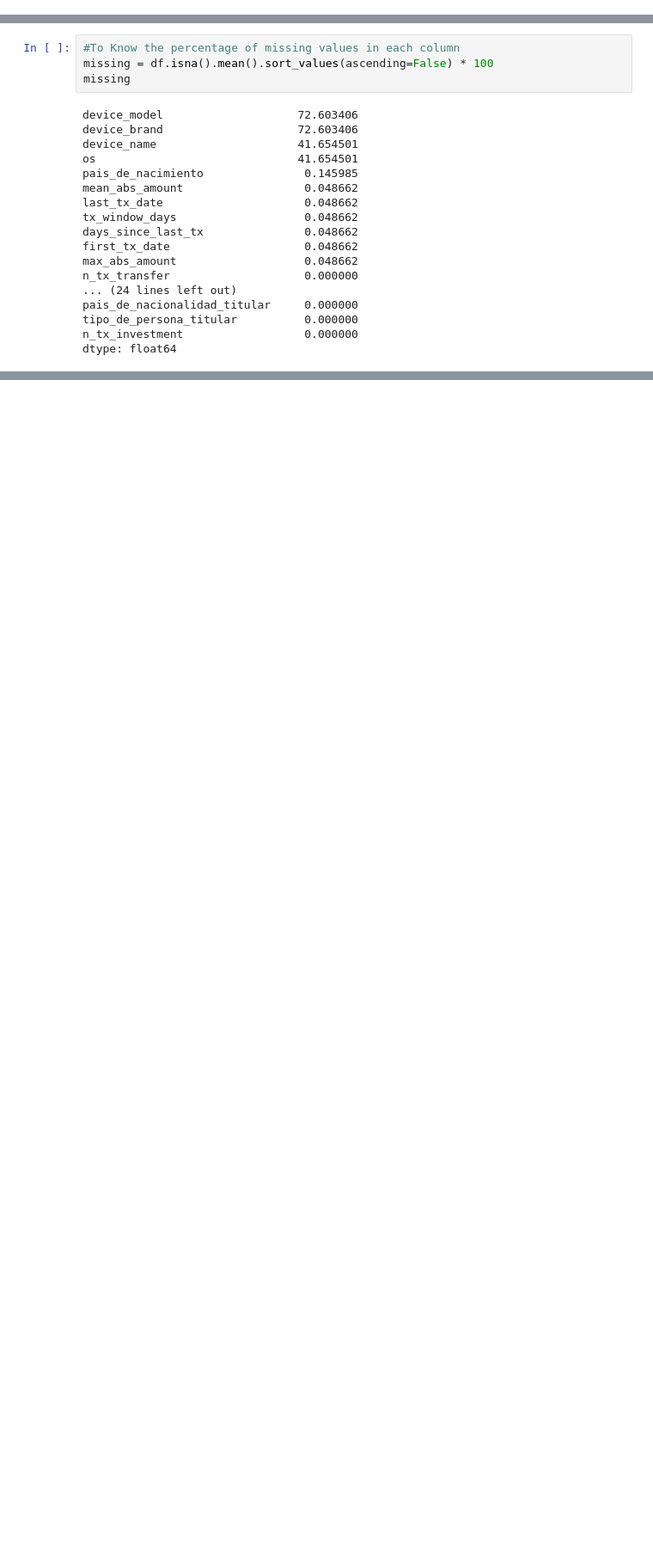
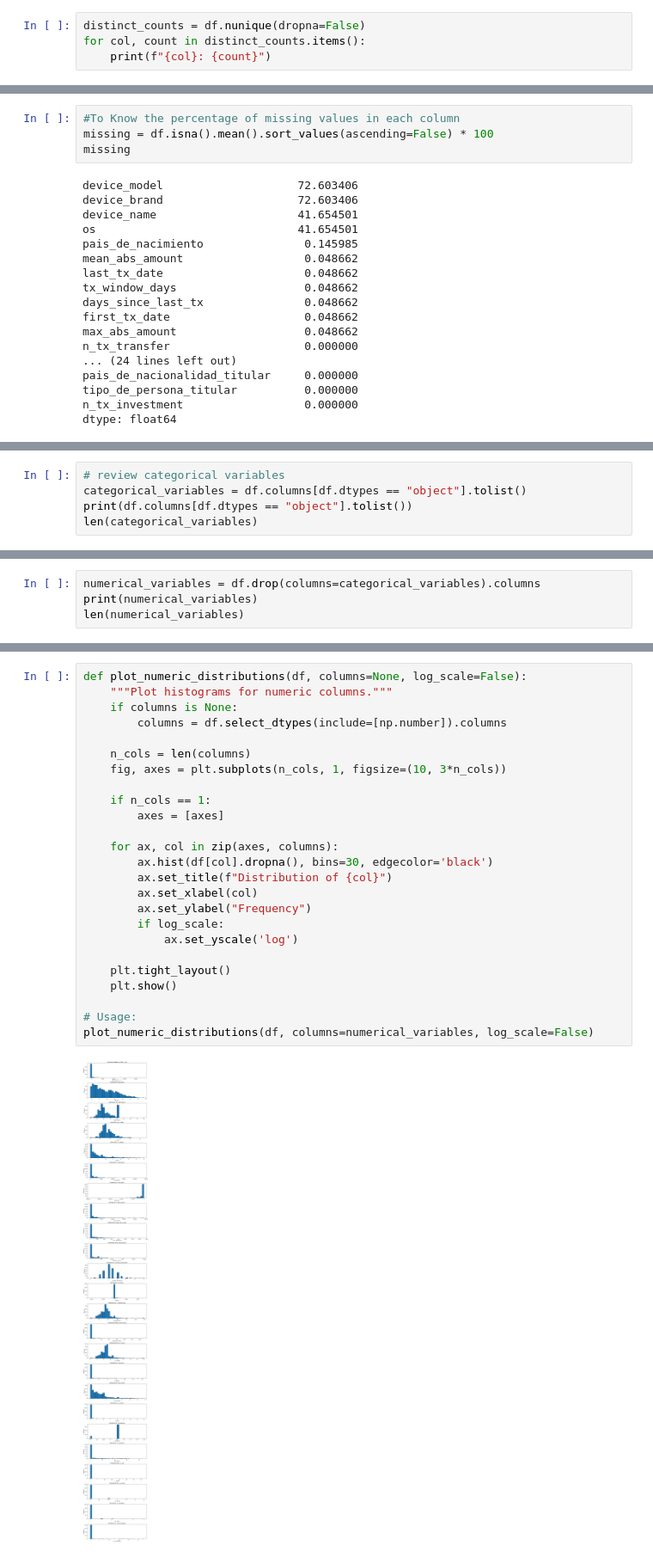
Before and after one commit to Wichkey/final-project-EADA, a Jupyter notebook: notebooks/01_eda.ipynb, the cells around one changed output, grey strips where cells are left out. Shown at 86% size. Drawn from its saved outputs; the diff is of its cells as text; blank space fills up the shorter version.

```diff
--- a/notebooks/01_eda.ipynb
+++ b/notebooks/01_eda.ipynb
@@ -57,0 +39,4 @@ memory usage: 626.3+ KB
+# %%
+distinct_counts = df.nunique(dropna=False)
+for col, count in distinct_counts.items():
+    print(f"{col}: {count}")
@@ -99,0 +137,5 @@ dtype: float64
+# %%
+# review categorical variables
+categorical_variables = df.columns[df.dtypes == "object"].tolist()
+print(df.columns[df.dtypes == "object"].tolist())
+len(categorical_variables)
@@ -99,0 +167,4 @@ dtype: float64
+# %%
+numerical_variables = df.drop(columns=categorical_variables).columns
+print(numerical_variables)
+len(numerical_variables)
@@ -99,0 +192,27 @@ dtype: float64
+# %%
+def plot_numeric_distributions(df, columns=None, log_scale=False):
+    """Plot histograms for numeric columns."""
+    if columns is None:
+        columns = df.select_dtypes(include=[np.number]).columns
+
+    n_cols = len(columns)
+    fig, axes = plt.subplots(n_cols, 1, figsize=(10, 3*n_cols))
+
+    if n_cols == 1:
+        axes = [axes]
+
+    for ax, col in zip(axes, columns):
+        ax.hist(df[col].dropna(), bins=30, edgecolor='black')
+        ax.set_title(f"Distribution of {col}")
+        ax.set_xlabel(col)
+        ax.set_ylabel("Frequency")
+        if log_scale:
+            ax.set_yscale('log')
+
+    plt.tight_layout()
+    plt.show()
+
+# Usage:
+plot_numeric_distributions(df, columns=numerical_variables, log_scale=False)
+# %% [output]
+[figure, added]
```
Also changed, not shown: parts of 29 cells of this notebook.
